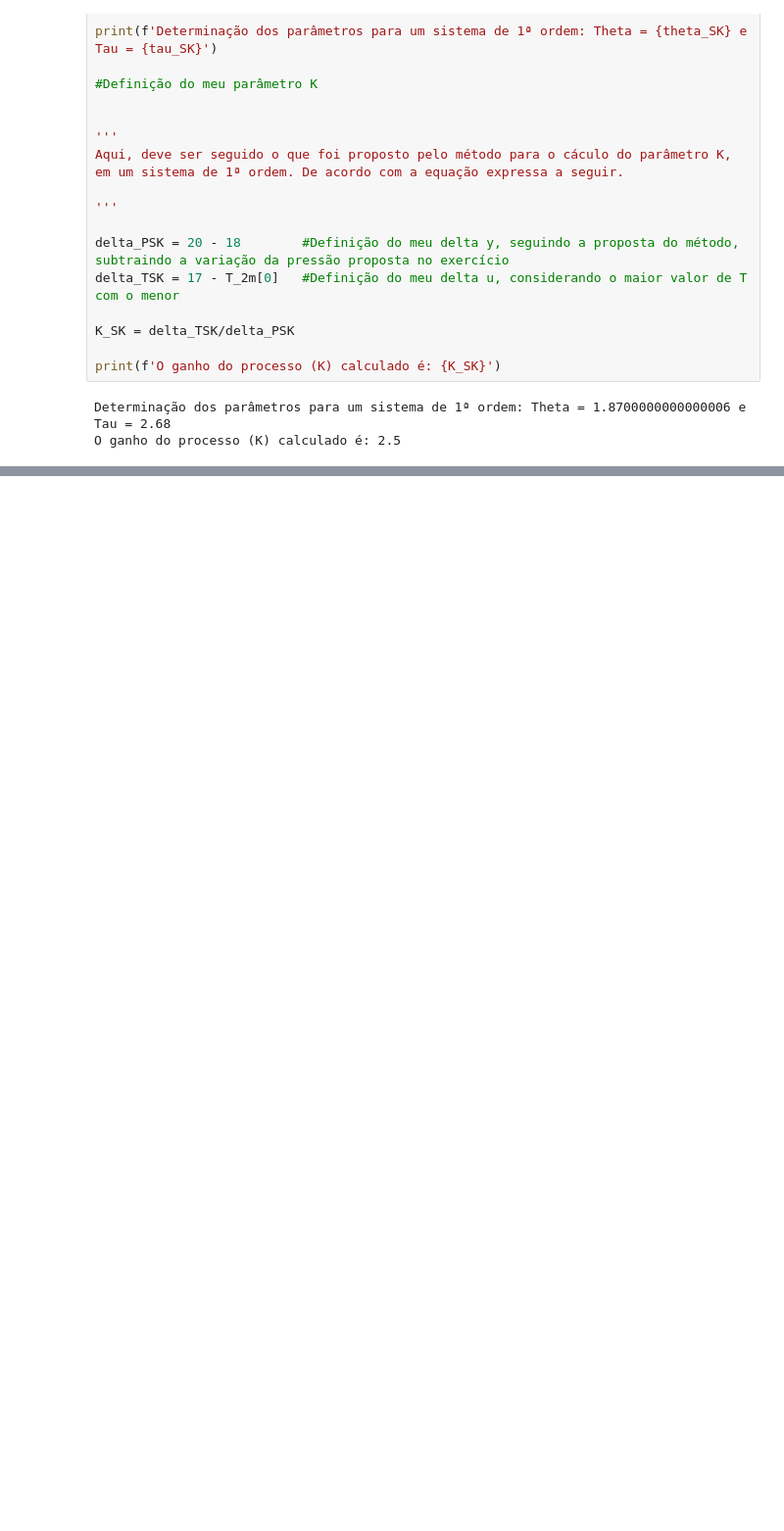
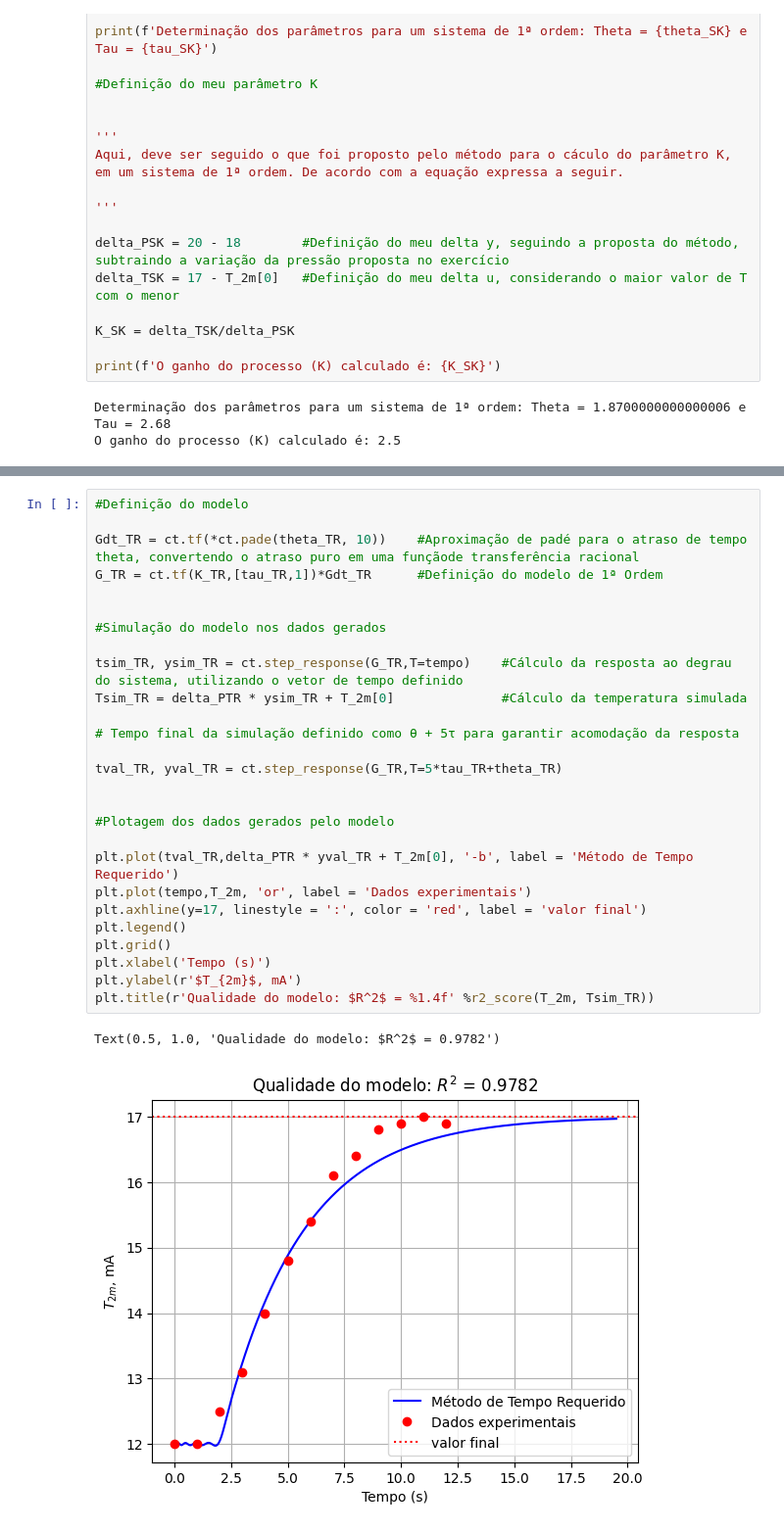
Before and after one commit to sayu0303/CONTROLE-2025, a Jupyter notebook: P8_do_zero_CONTROLE_080226.ipynb, the cells around one changed output, grey strips where cells are left out. Shown at 98% size. Drawn from its saved outputs; the diff is of its cells as text; blank space fills up the shorter version.

```diff
--- a/P8_do_zero_CONTROLE_080226.ipynb
+++ b/P8_do_zero_CONTROLE_080226.ipynb
@@ -184,0 +233,30 @@ ITAE: Kc = 0.4883729478657678; tauI = 3.113117623337395
+# %%
+#Definição do modelo
+
+Gdt_TR = ct.tf(*ct.pade(theta_TR, 10))    #Aproximação de padé para o atraso de tempo theta, convertendo o atraso puro em uma funçãode transferência racional
+G_TR = ct.tf(K_TR,[tau_TR,1])*Gdt_TR      #Definição do modelo de 1ª Ordem
+
+
+#Simulação do modelo nos dados gerados
+
+tsim_TR, ysim_TR = ct.step_response(G_TR,T=tempo)    #Cálculo da resposta ao degrau do sistema, utilizando o vetor de tempo definido
+Tsim_TR = delta_PTR * ysim_TR + T_2m[0]              #Cálculo da temperatura simulada
+
+# Tempo final da simulação definido como θ + 5τ para garantir acomodação da resposta
+
+tval_TR, yval_TR = ct.step_response(G_TR,T=5*tau_TR+theta_TR)
+
+
+#Plotagem dos dados gerados pelo modelo
+
+plt.plot(tval_TR,delta_PTR * yval_TR + T_2m[0], '-b', label = 'Método de Tempo Requerido')
+plt.plot(tempo,T_2m, 'or', label = 'Dados experimentais')
+plt.axhline(y=17, linestyle = ':', color = 'red', label = 'valor final')
+plt.legend()
+plt.grid()
+plt.xlabel('Tempo (s)')
+plt.ylabel(r'$T_{2m}$, mA')
+plt.title(r'Qualidade do modelo: $R^2$ = %1.4f' %r2_score(T_2m, Tsim_TR))
+# %% [output]
+Text(0.5, 1.0, 'Qualidade do modelo: $R^2$ = 0.9782')
+[figure, added]
```
Also changed, not shown: parts of 13 cells of this notebook.
